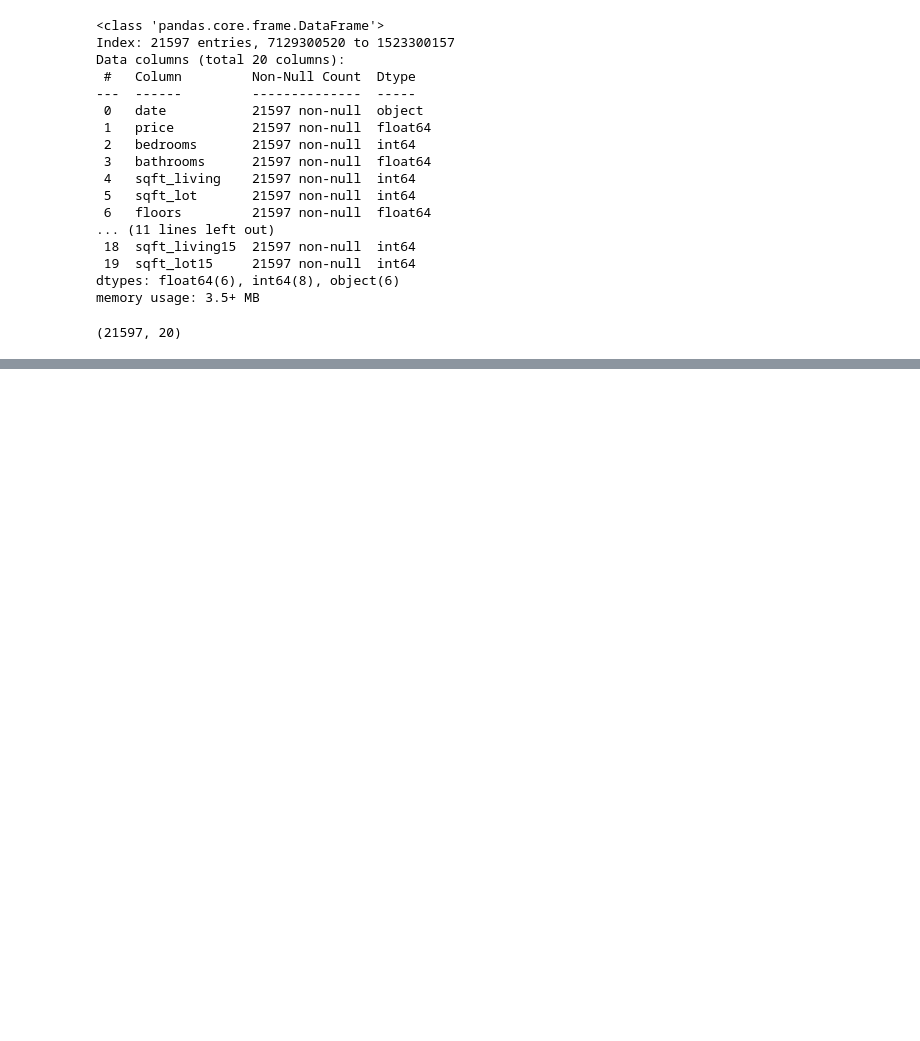
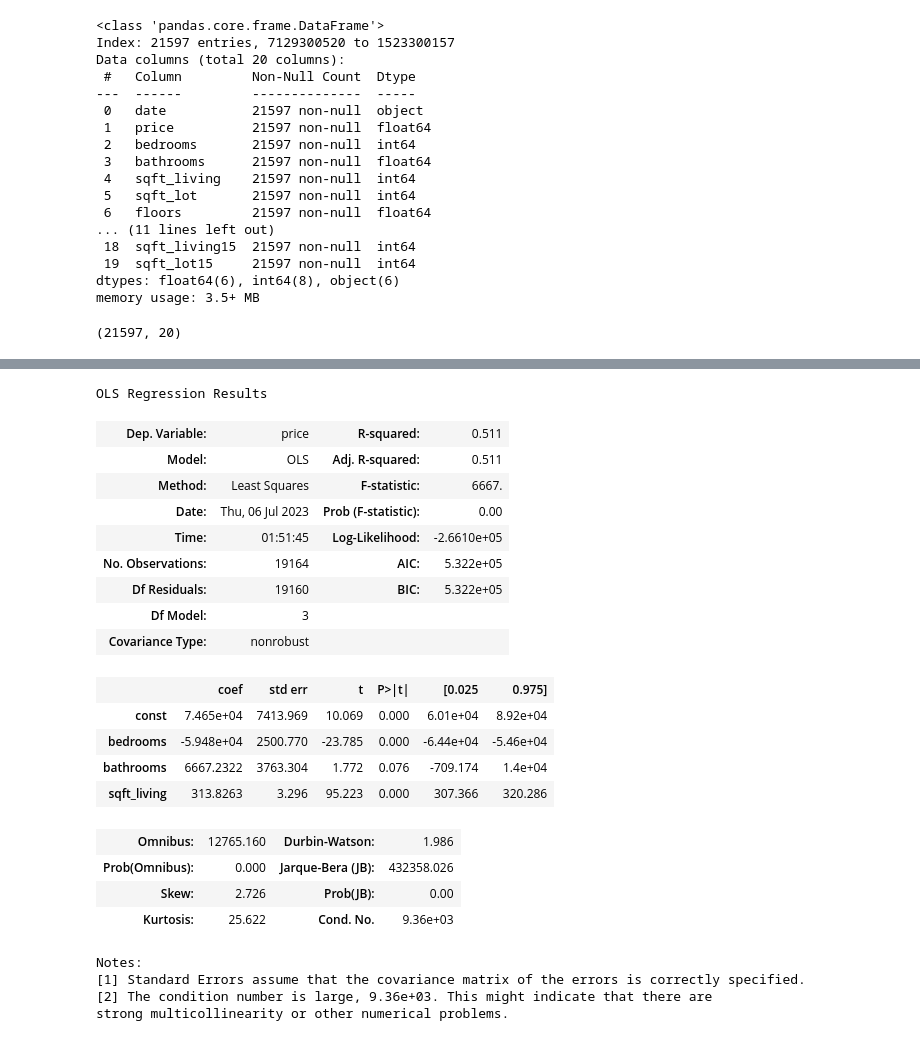
Before and after one commit to lynnndero/Phase-2-project---linear-regression, a Jupyter notebook: student.ipynb, the cells around one changed output, grey strips where cells are left out. Cells and saved outputs as stored; diff of their text form; code cells hidden in the pictures; blank space fills up the shorter version.

```diff
--- a/student.ipynb
+++ b/student.ipynb
@@ -90,0 +245,31 @@ data.shape
+# %%
+#determining the y variable and the x variable
+y = data['price']
+x = data[['bedrooms','bathrooms','sqft_living']]
+model = sm.OLS(y, sm.add_constant(x))
+results = model.fit()
+results.summary()
+# %% [output]
+OLS Regression Results
+| Dep. Variable: | price | R-squared: | 0.511 |
+| Model: | OLS | Adj. R-squared: | 0.511 |
+| Method: | Least Squares | F-statistic: | 6667. |
+| Date: | Thu, 06 Jul 2023 | Prob (F-statistic): | 0.00 |
+| Time: | 01:51:45 | Log-Likelihood: | -2.6610e+05 |
+| No. Observations: | 19164 | AIC: | 5.322e+05 |
+| Df Residuals: | 19160 | BIC: | 5.322e+05 |
+| Df Model: | 3 |  |  |
+| Covariance Type: | nonrobust |  |  |
+|  | coef | std err | t | P>|t| | [0.025 | 0.975] |
+| const | 7.465e+04 | 7413.969 | 10.069 | 0.000 | 6.01e+04 | 8.92e+04 |
+| bedrooms | -5.948e+04 | 2500.770 | -23.785 | 0.000 | -6.44e+04 | -5.46e+04 |
+| bathrooms | 6667.2322 | 3763.304 | 1.772 | 0.076 | -709.174 | 1.4e+04 |
+| sqft_living | 313.8263 | 3.296 | 95.223 | 0.000 | 307.366 | 320.286 |
+| Omnibus: | 12765.160 | Durbin-Watson: | 1.986 |
+| Prob(Omnibus): | 0.000 | Jarque-Bera (JB): | 432358.026 |
+| Skew: | 2.726 | Prob(JB): | 0.00 |
+| Kurtosis: | 25.622 | Cond. No. | 9.36e+03 |
+Notes:
+[1] Standard Errors assume that the covariance matrix of the errors is correctly specified.
+[2] The condition number is large, 9.36e+03. This might indicate that there are
+strong multicollinearity or other numerical problems.
```
Also changed, not shown: parts of 24 cells of this notebook.
